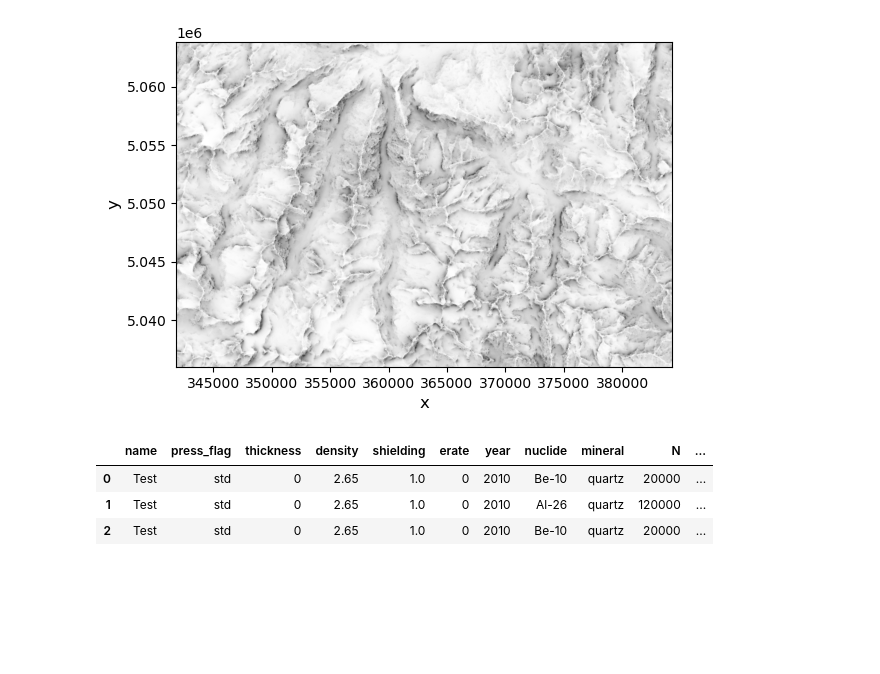
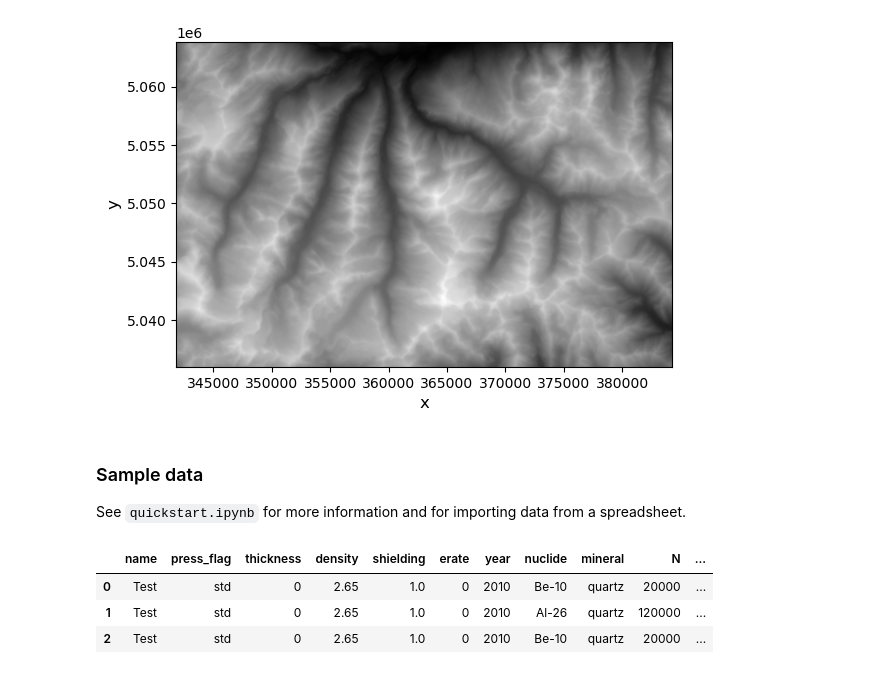
Before and after one commit to kstueb/riversand, a Jupyter notebook: riversand/example_scripts/step_by_step.ipynb, the cells around one changed output. Cells and saved outputs as stored; diff of their text form; code cells hidden in the pictures; blank space fills up the shorter version.

```diff
--- a/riversand/example_scripts/step_by_step.ipynb
+++ b/riversand/example_scripts/step_by_step.ipynb
@@ -19,16 +22,21 @@ from riversand.params import units
 # %%
-rv = riversand.Riversand("./test_data")
+rv = riversand.Riversand("test_data")
 
 # raster data
-rv.add_raster('dem_utm_35m.tif', dtype='elevation')
-rv.add_raster('toposhielding_35m.tif', dtype='shielding')
-rv.add_raster('quartz_35m.tif', dtype='quartz')
-
-riversand.plot_raster(rv,
-                      dtype='shielding', # plot the shielding raster
-                      fname='show')      # display; other options are 'jpg' or 'png'
+rv.add_raster('dem_utm_35m.tif', dtype='elevation')         # projection : UTM zone 32N
+#rv.add_raster('dem_LV95.tif', dtype='elevation')            # projection : CH1903+ / LV95
+#rv.add_raster('dem_WGS.tif', dtype='elevation')             # geographic coordinate system WGS84, not projected
+rv.add_raster('toposhielding_35m.tif', dtype='shielding')   # UTM zone 32N
+rv.add_raster('quartz_35m.tif', dtype='quartz')             # UTM zone 32N
-# %% [output]
-[figure, removed]
+# %%
+riversand.plot_raster(rv,
+                      dtype='elevation', # plot the shielding raster
+                      fname='show')      # display; other options are 'jpg' or 'png'
+# %% [output]
+[figure, added]
+# %% [markdown]
+### Sample data
+See `quickstart.ipynb` for more information and for importing data from a spreadsheet.
 # %%
 # sample data
 rv.add_samples({'N':2.0e4, 'delN': 6.0e2, 'nuclide': 'Be-10'})
```
Also changed, not shown: parts of 47 cells of this notebook, 1 other file.
